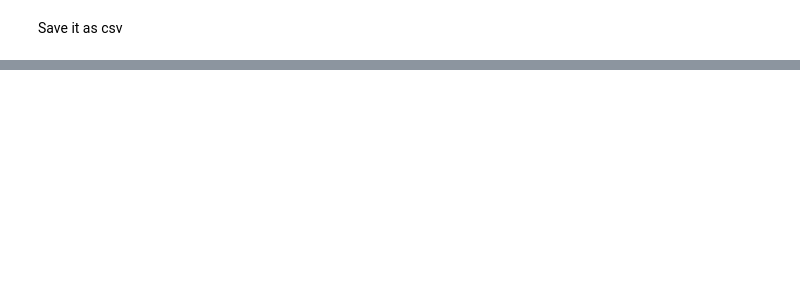
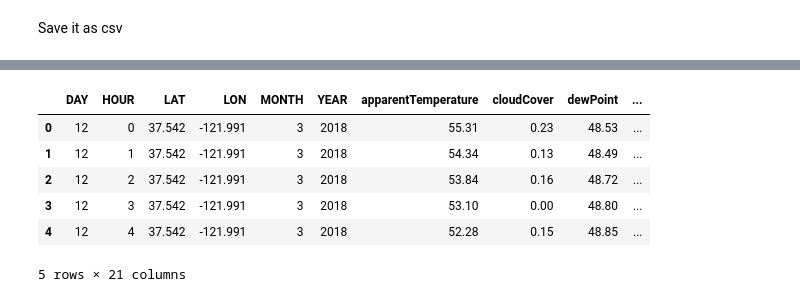
Before and after one commit to laic5/traffic, a Jupyter notebook: darksky_data_rain.ipynb, the cells around one changed output, grey strips where cells are left out. Cells and saved outputs as stored; diff of their text form; code cells hidden in the pictures; blank space fills up the shorter version.

```diff
--- a/darksky_data_rain.ipynb
+++ b/darksky_data_rain.ipynb
@@ -106,0 +117,34 @@ weekdata
+# %%
+
+t = dt(2018, 3, 12, 12).isoformat()
+fre = forecast(*Fremont, t)
+mydata = pd.DataFrame(fre['hourly']['data'])
+mydata['LAT'] = 37.542
+mydata['LON'] = -121.991
+mydata['YEAR'] = 2018
+mydata['MONTH'] = 3
+mydata['DAY'] = 12
+mydata['HOUR'] = [i for i in range(24)]
+
+for i in range(13, 27):
+    t = dt(2018, 3, i, 12).isoformat()
+    fre = forecast(*Fremont, t)
+    tempdata = pd.DataFrame(fre['hourly']['data'])
+    tempdata['LAT'] = 37.542
+    tempdata['LON'] = -121.991
+    tempdata['YEAR'] = 2018
+    tempdata['MONTH'] = 3
+    tempdata['DAY'] = i
+    tempdata['HOUR'] = [i for i in range(24)]
+    Mar_week = mydata.append(tempdata)
+
+Mar_week.to_csv("Mar_week.csv", sep=',')
+Mar_week.head()
+# %% [output]
+|  | DAY | HOUR | LAT | LON | MONTH | YEAR | apparentTemperature | cloudCover | dewPoint | ... |
+| 0 | 12 | 0 | 37.542 | -121.991 | 3 | 2018 | 55.31 | 0.23 | 48.53 | ... |
+| 1 | 12 | 1 | 37.542 | -121.991 | 3 | 2018 | 54.34 | 0.13 | 48.49 | ... |
+| 2 | 12 | 2 | 37.542 | -121.991 | 3 | 2018 | 53.84 | 0.16 | 48.72 | ... |
+| 3 | 12 | 3 | 37.542 | -121.991 | 3 | 2018 | 53.10 | 0.00 | 48.80 | ... |
+| 4 | 12 | 4 | 37.542 | -121.991 | 3 | 2018 | 52.28 | 0.15 | 48.85 | ... |
+5 rows × 21 columns
```
Also changed, not shown: parts of 12 cells of this notebook, 5 other files.
